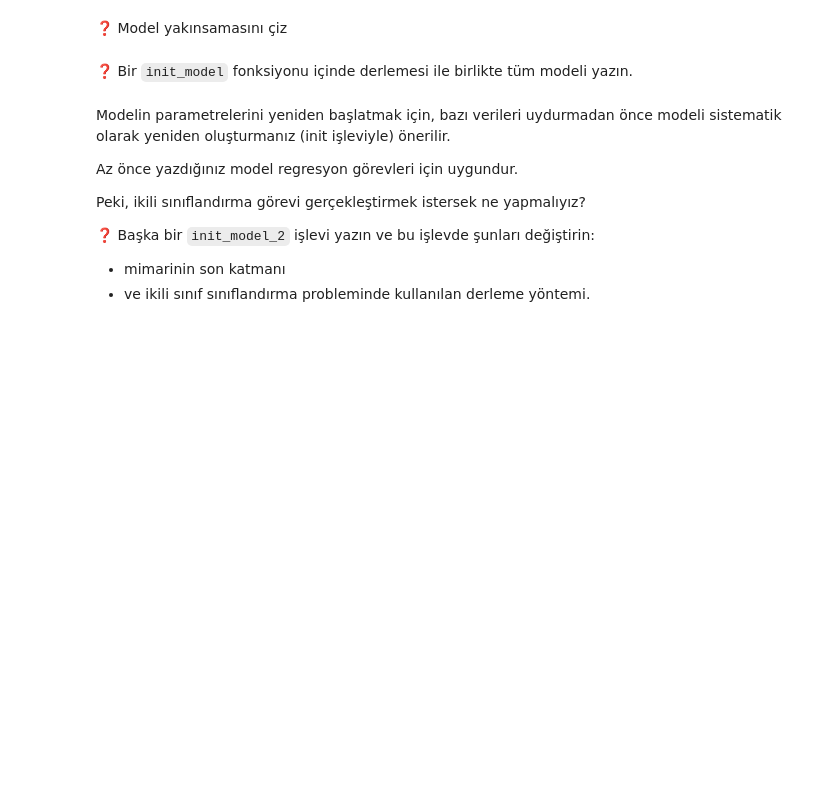
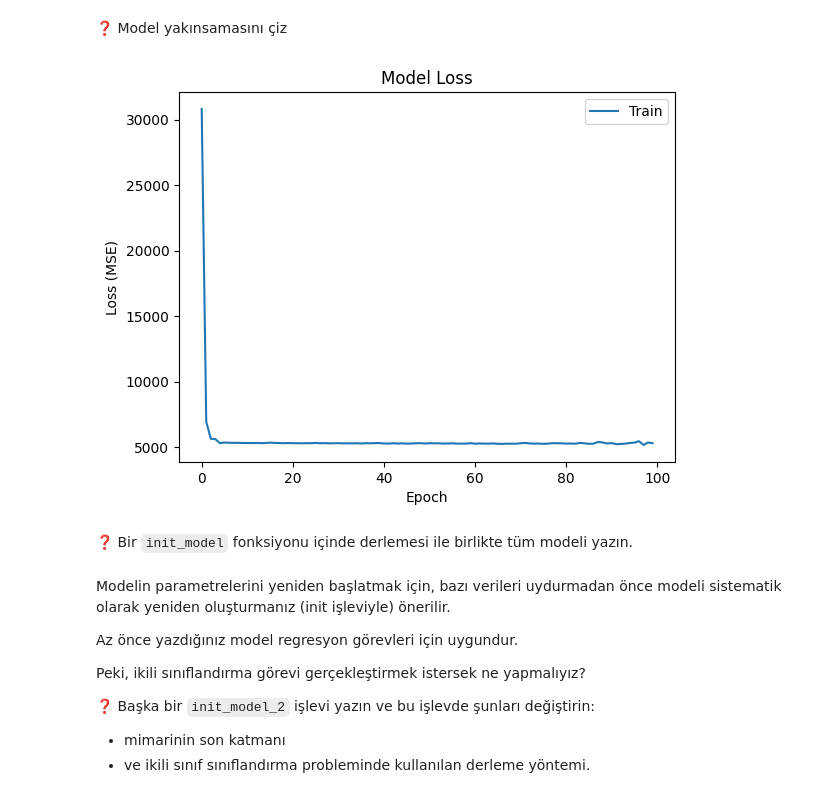
Before and after one commit to itsyeren/data-tensorflow_demystified, a Jupyter notebook: recap.ipynb, the cells around one changed output. Drawn from its saved outputs; the diff is of its cells as text; code cells hidden in the pictures; blank space fills up the shorter version.

```diff
--- a/recap.ipynb
+++ b/recap.ipynb
@@ -455,2 +474,4 @@ y = area
+# %%
+model.add(layers.Dense(20, activation='relu'))
 # %% [markdown]
 ❓ Regresyon görevinize uygun son bir katman ekleyin
@@ -459,3 +478,5 @@ y = area
+# %%
+model.add(layers.Dense(1))
 # %% [markdown]
 ❓ Modelinizin parametre sayısını kontrol edin.
 
@@ -471,2 +504,4 @@ Yoğun Sinir Ağınızın her katmanında yer alan parametre sayısını doğru
+# %%
+model.compile(optimizer='adam', loss='mse')
 # %% [markdown]
 ❓Modeli bu rastgele veriler üzerinde çalıştırın; bir dizi `epochs` ve bir `batch_size` seçmeyi unutmayın. Geri dönen sonucu `history` içinde saklayın.
@@ -474,0 +508,2 @@ Yoğun Sinir Ağınızın her katmanında yer alan parametre sayısını doğru
+# %%
+history = model.fit(X_train, y_train, epochs=100, batch_size=32)
@@ -479,2 +530,16 @@ Yoğun Sinir Ağınızın her katmanında yer alan parametre sayısını doğru
+# %%
+import matplotlib.pyplot as plt
+
+def plot_history(history):
+    plt.plot(history.history['loss'])
+    plt.title('Model Loss')
+    plt.ylabel('Loss (MSE)')
+    plt.xlabel('Epoch')
+    plt.legend(['Train'], loc='upper right')
+    plt.show()
+
+plot_history(history)
+# %% [output]
+[figure, added]
 # %% [markdown]
 ❓ Bir `init_model` fonksiyonu içinde derlemesi ile birlikte tüm modeli yazın.
```
Also changed, not shown: parts of 21 cells of this notebook.
